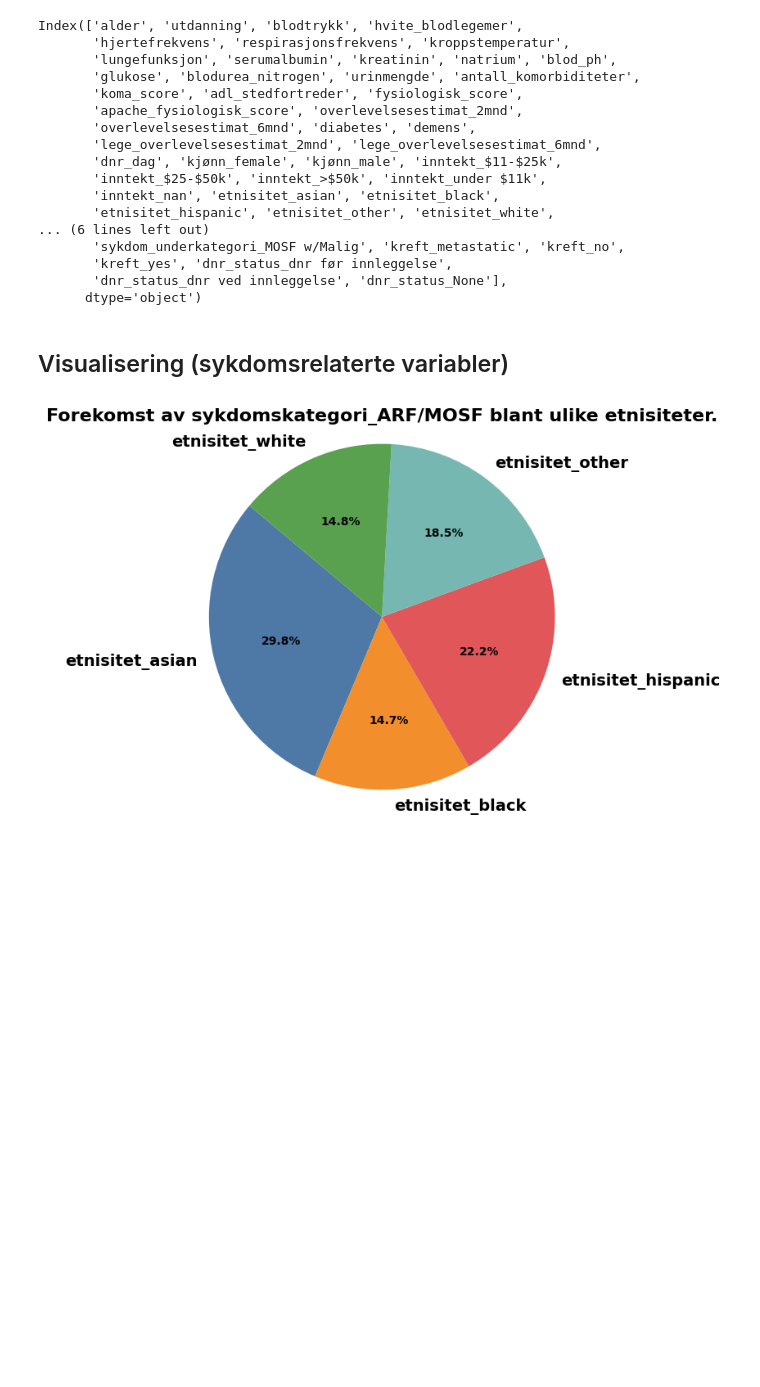
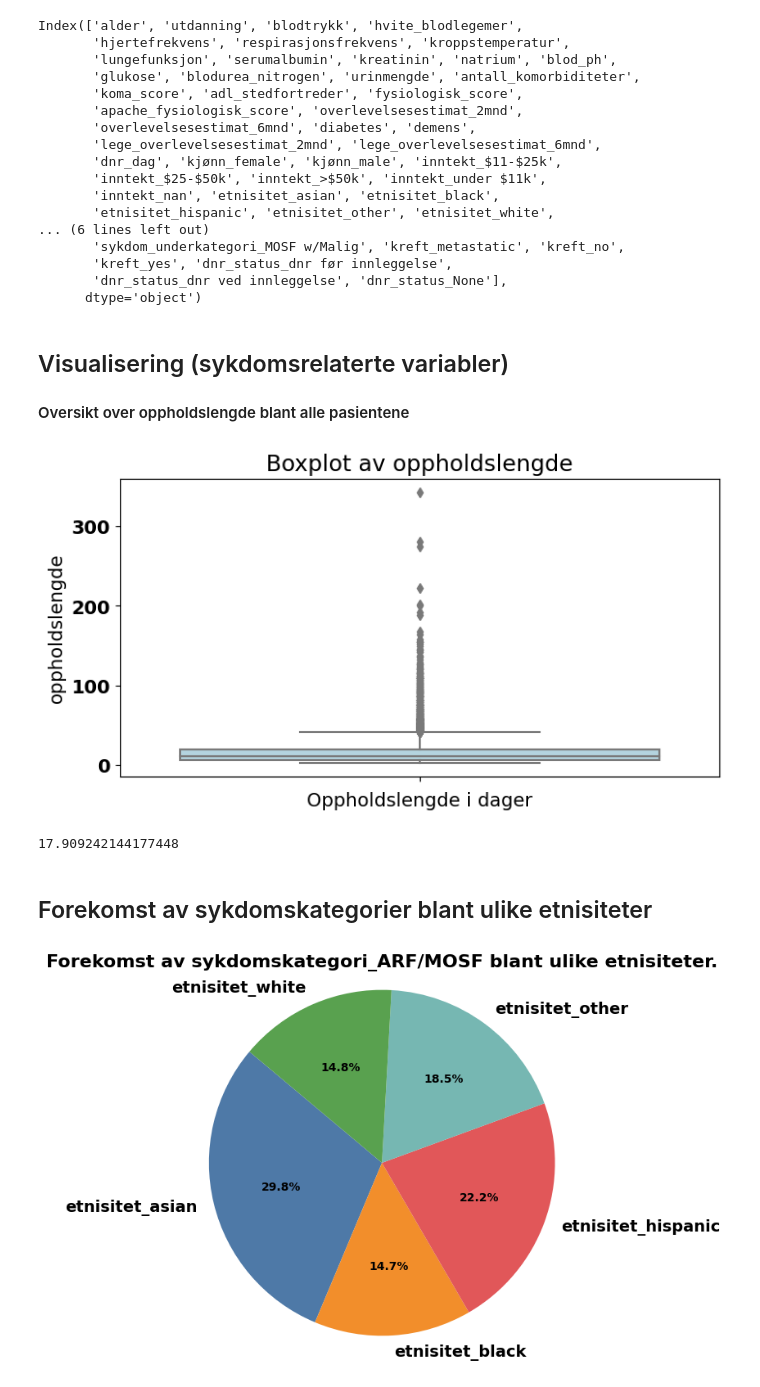
Before and after one commit to AnSloge/Predikasjon-av-oppholdslengde-p-sykehus, a Jupyter notebook: analyse.ipynb, the cells around one changed output. Drawn from its saved outputs; the diff is of its cells as text; code cells hidden in the pictures; blank space fills up the shorter version.

```diff
--- a/analyse.ipynb
+++ b/analyse.ipynb
@@ -586,6 +576,24 @@ Index(['alder', 'utdanning', 'blodtrykk', 'hvite_blodlegemer',
       dtype='object')
 # %% [markdown]
 ## Visualisering (sykdomsrelaterte variabler)
+
+#### Oversikt over oppholdslengde blant alle pasientene
+# %%
+plt.figure(figsize=(8, 4))
+sns.boxplot(y=y_train, color='lightblue')
+
+plt.title('Boxplot av oppholdslengde')
+plt.xlabel('Oppholdslengde i dager')
+plt.show()
+# %% [output]
+[figure, added]
+# %%
+gj_oppholdslenge = y_train.mean()
+gj_oppholdslenge
+# %% [output]
+17.909242144177448
+# %% [markdown]
+## Forekomst av sykdomskategorier blant ulike etnisiteter
 # %%
 colors = ['#4E79A7', '#F28E2B', '#E15759', '#76B7B2', '#59A14F']
 
```
Also changed, not shown: parts of 27 cells of this notebook, 1 other file.
